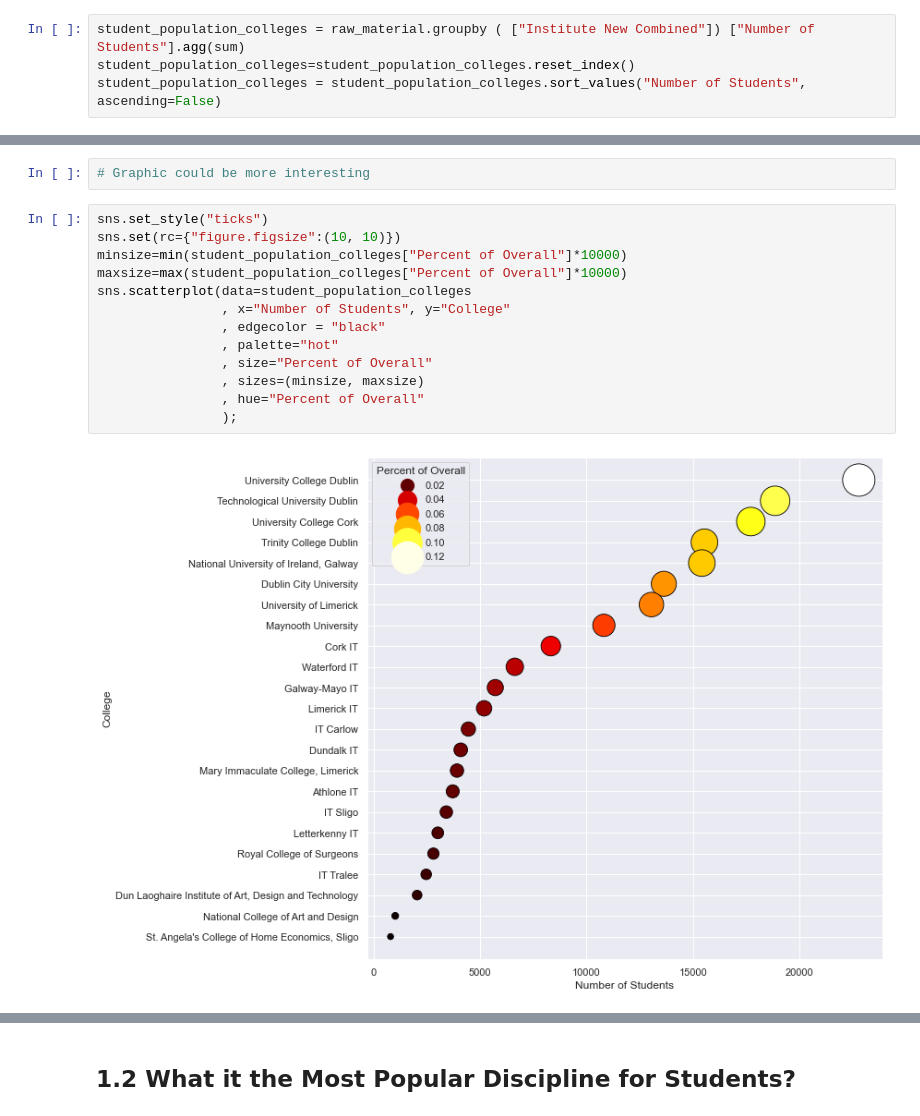
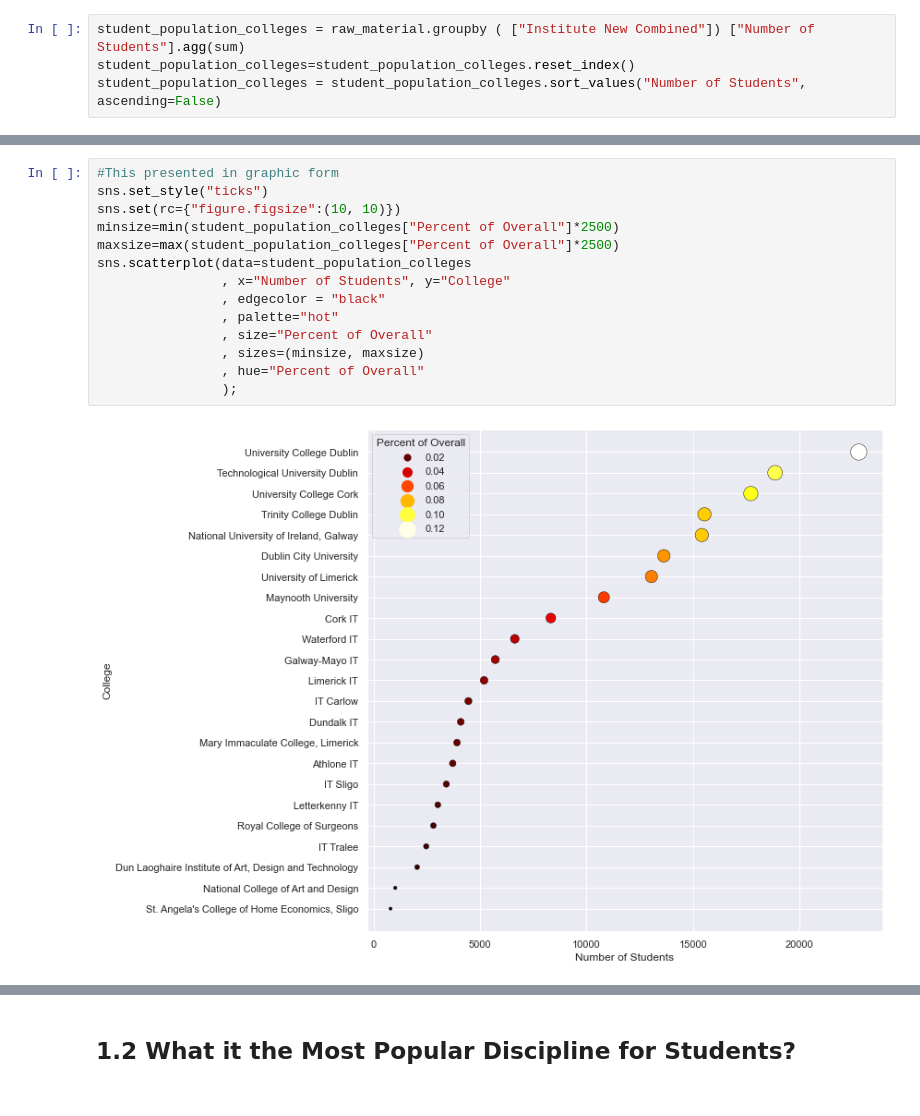
Before and after one commit to rhayeswaterford/UCDProject, a Jupyter notebook: Richard Hayes UCD Project.ipynb, the cells around one changed output, grey strips where cells are left out. Saved outputs shown, nothing was run; the diff lists cells and outputs as text.

```diff
--- a/Richard Hayes UCD Project.ipynb
+++ b/Richard Hayes UCD Project.ipynb
@@ -125,18 +76,17 @@ sns.scatterplot(data=student_population_colleges, y="College", x="Percent of Ove
-# %%
-# Graphic could be more interesting
 # %%
+#This presented in graphic form
 sns.set_style("ticks")
 sns.set(rc={"figure.figsize":(10, 10)})
-minsize=min(student_population_colleges["Percent of Overall"]*10000)
-maxsize=max(student_population_colleges["Percent of Overall"]*10000)
+minsize=min(student_population_colleges["Percent of Overall"]*2500)
+maxsize=max(student_population_colleges["Percent of Overall"]*2500)
 sns.scatterplot(data=student_population_colleges
                 , x="Number of Students", y="College"
                 , edgecolor = "black"
                 , palette="hot"
                 , size="Percent of Overall"
                 , sizes=(minsize, maxsize)
                 , hue="Percent of Overall"
                 );
 # %% [output]
-[figure, old version]
+[figure, new version]
 # %%
```
Also changed, not shown: parts of 16 cells of this notebook.
